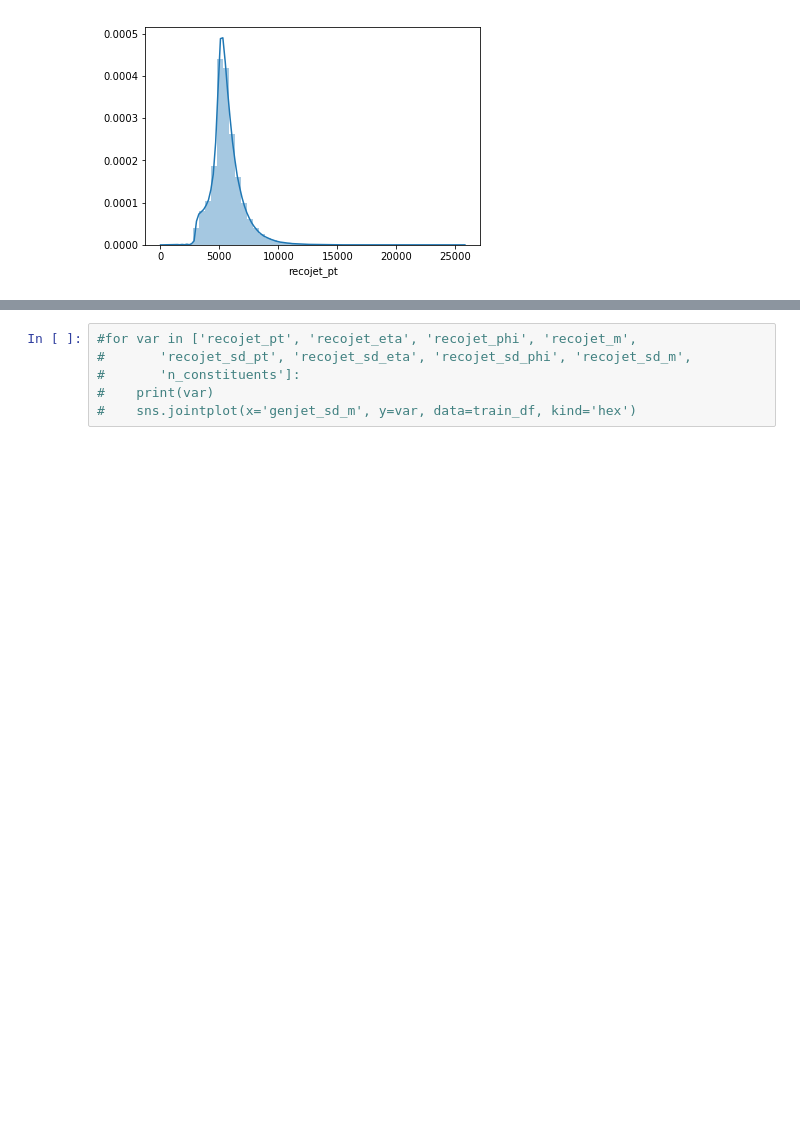
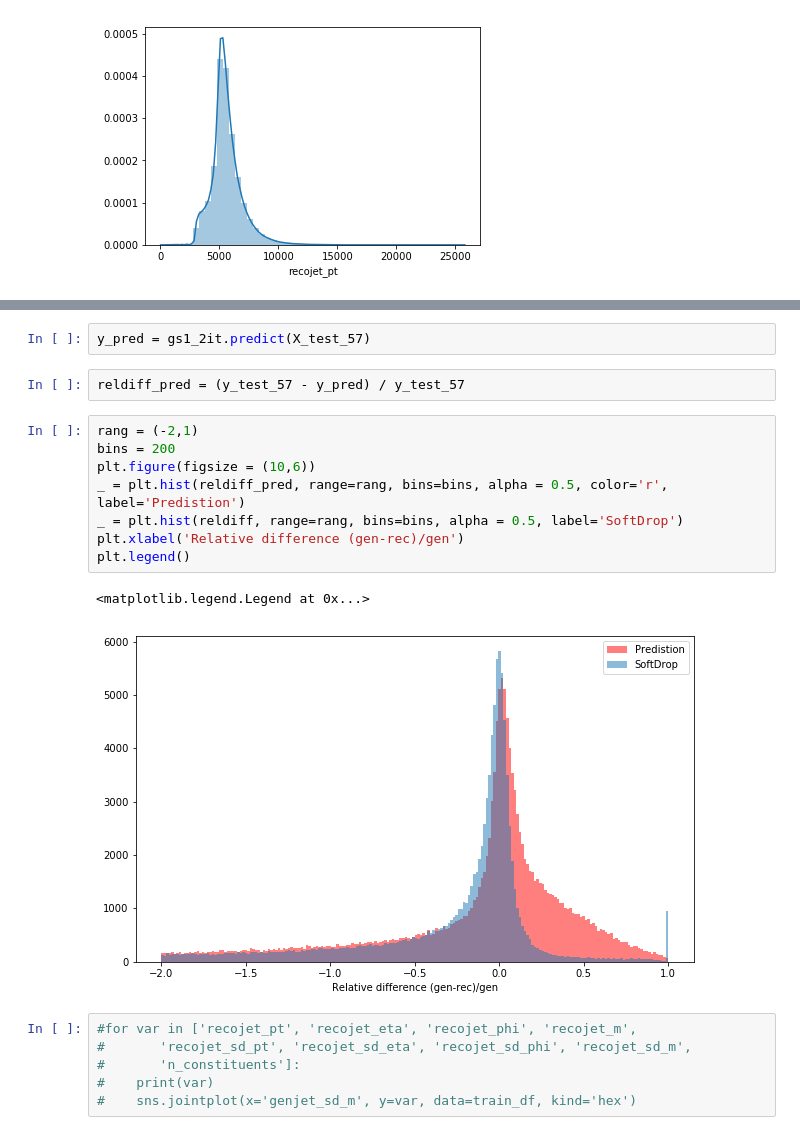
Before and after one commit to mlisovyi/IML_challenge_2018, a Jupyter notebook: Evaluate_Models.ipynb, the cells around one changed output, grey strips where cells are left out. Saved outputs shown, nothing was run; the diff lists cells and outputs as text; blank space fills up the shorter version.

```diff
--- a/Evaluate_Models.ipynb
+++ b/Evaluate_Models.ipynb
@@ -79,3 +90,18 @@ sns.distplot(train_df['recojet_pt'])
+# %%
+y_pred = gs1_2it.predict(X_test_57)
+# %%
+reldiff_pred = (y_test_57 - y_pred) / y_test_57
+# %%
+rang = (-2,1)
+bins = 200
+plt.figure(figsize = (10,6))
+_ = plt.hist(reldiff_pred, range=rang, bins=bins, alpha = 0.5, color='r', label='Predistion')
+_ = plt.hist(reldiff, range=rang, bins=bins, alpha = 0.5, label='SoftDrop')
+plt.xlabel('Relative difference (gen-rec)/gen')
+plt.legend()
+# %% [output]
+<matplotlib.legend.Legend at 0x...>
+[figure, added]
 # %%
 #for var in ['recojet_pt', 'recojet_eta', 'recojet_phi', 'recojet_m',
 #       'recojet_sd_pt', 'recojet_sd_eta', 'recojet_sd_phi', 'recojet_sd_m',
```
Also changed, not shown: parts of 11 cells of this notebook.
